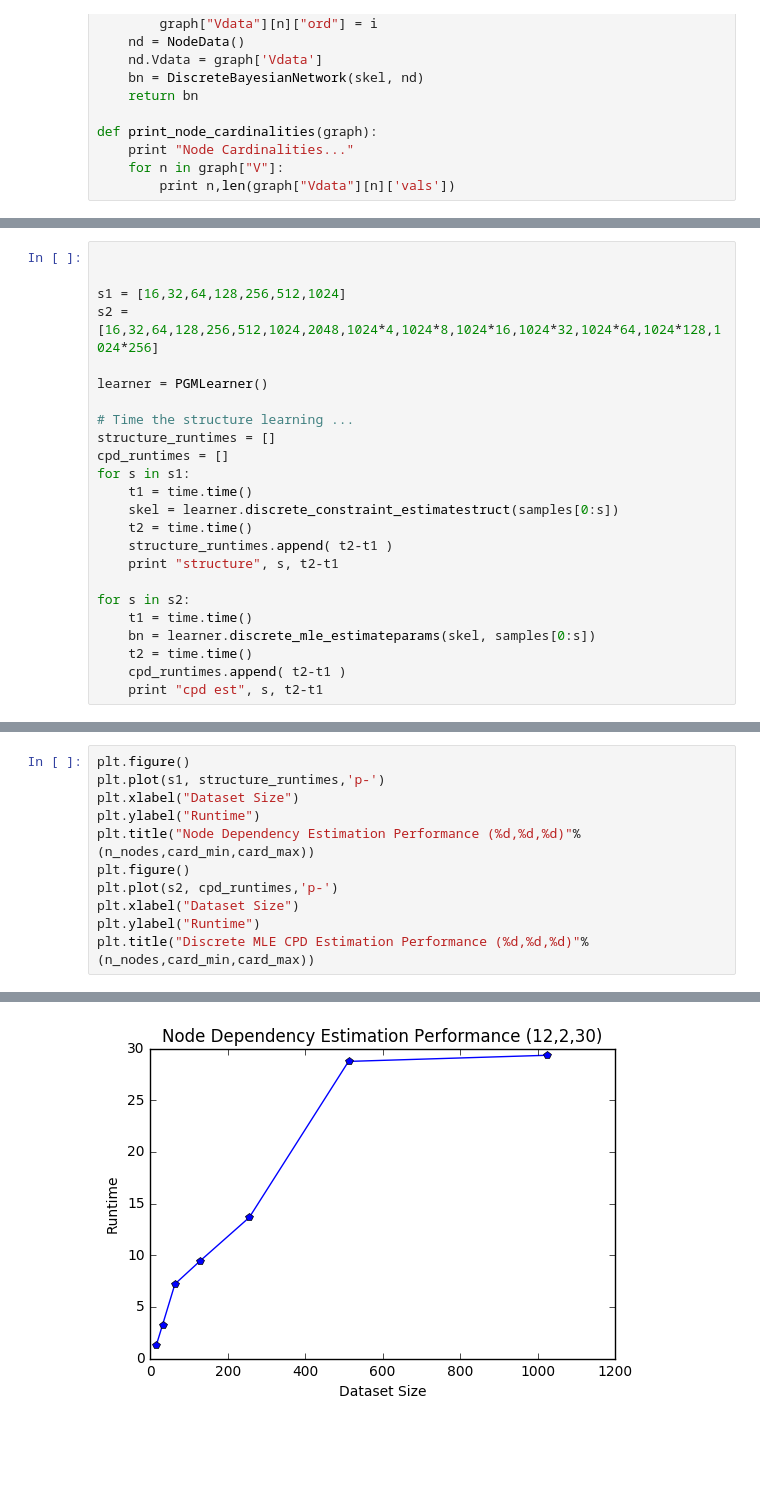
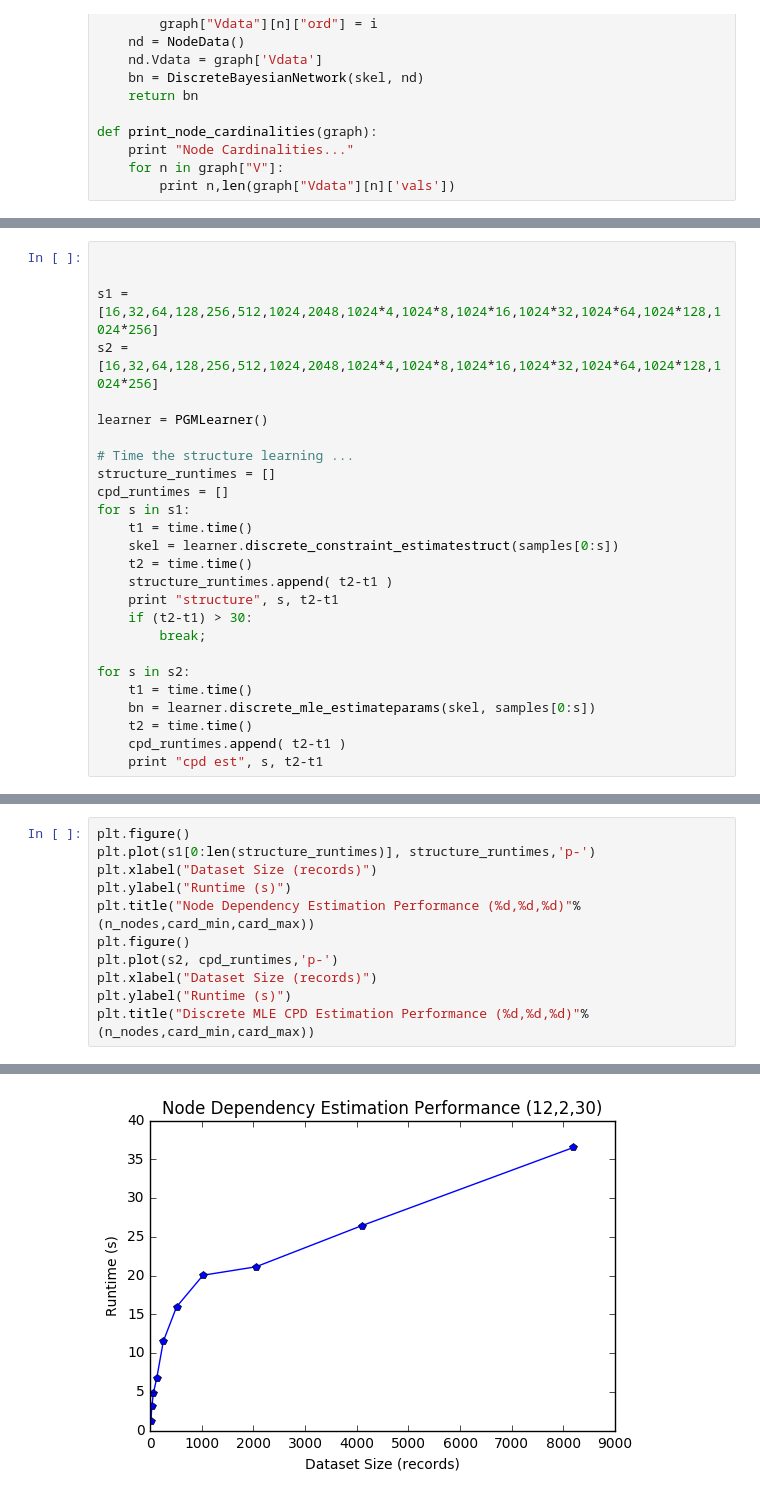
Before and after one commit to osh/pgm_examples, a Jupyter notebook: discrete_bn_generation_and_learning_time_bench.ipynb, the cells around one changed output, grey strips where cells are left out. Saved outputs shown, nothing was run; the diff lists cells and outputs as text; blank space fills up the shorter version.

```diff
--- a/discrete_bn_generation_and_learning_time_bench.ipynb
+++ b/discrete_bn_generation_and_learning_time_bench.ipynb
@@ -169,7 +168,7 @@ L 24
 # %%
 
 
-s1 = [16,32,64,128,256,512,1024]
+s1 = [16,32,64,128,256,512,1024,2048,1024*4,1024*8,1024*16,1024*32,1024*64,1024*128,1024*256]
 s2 = [16,32,64,128,256,512,1024,2048,1024*4,1024*8,1024*16,1024*32,1024*64,1024*128,1024*256]
 
 learner = PGMLearner()
@@ -183,6 +182,8 @@ for s in s1:
     t2 = time.time()
     structure_runtimes.append( t2-t1 )
     print "structure", s, t2-t1
+    if (t2-t1) > 30:
+        break;
 
 for s in s2:
     t1 = time.time()
@@ -211,14 +212,14 @@ cpd est 262144 14.6848320961
 # %%
 plt.figure()
-plt.plot(s1, structure_runtimes,'p-')
-plt.xlabel("Dataset Size")
-plt.ylabel("Runtime")
+plt.plot(s1[0:len(structure_runtimes)], structure_runtimes,'p-')
+plt.xlabel("Dataset Size (records)")
+plt.ylabel("Runtime (s)")
 plt.title("Node Dependency Estimation Performance (%d,%d,%d)"%(n_nodes,card_min,card_max))
 plt.figure()
 plt.plot(s2, cpd_runtimes,'p-')
-plt.xlabel("Dataset Size")
-plt.ylabel("Runtime")
+plt.xlabel("Dataset Size (records)")
+plt.ylabel("Runtime (s)")
 plt.title("Discrete MLE CPD Estimation Performance (%d,%d,%d)"%(n_nodes,card_min,card_max))
 # %% [output]
 <matplotlib.text.Text at 0x...>
-[figure, old version]
+[figure, new version]
```
Also changed, not shown: parts of 8 cells of this notebook, 2 other files.
